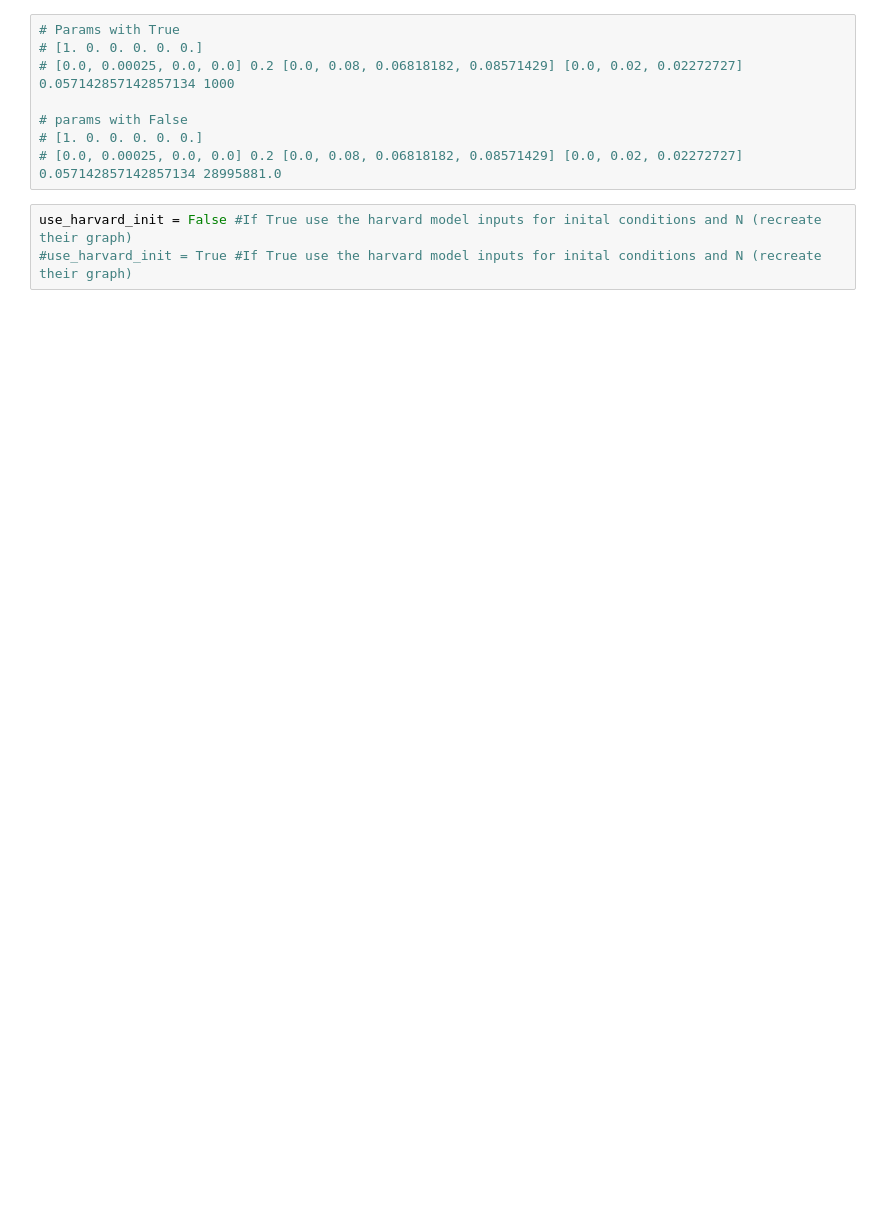
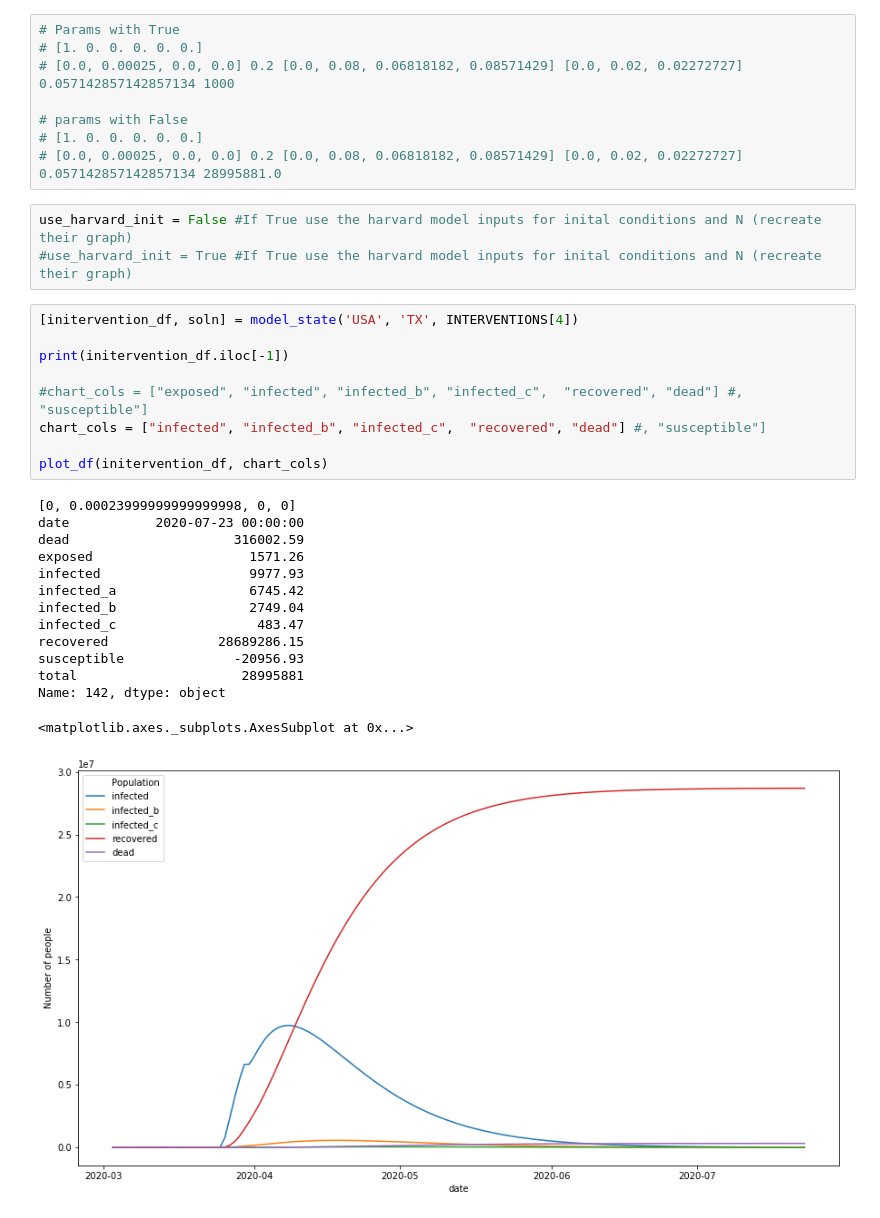
Before and after one commit to act-now-coalition/covid-data-model, a Jupyter notebook: seird_notebook_runtime.ipynb, the cells around one changed output. Drawn from its saved outputs; the diff is of its cells as text; blank space fills up the shorter version.

```diff
--- a/seird_notebook_runtime.ipynb
+++ b/seird_notebook_runtime.ipynb
@@ -118,6 +128,30 @@ def plot_df(df, cols):
 # %%
 use_harvard_init = False #If True use the harvard model inputs for inital conditions and N (recreate their graph)
 #use_harvard_init = True #If True use the harvard model inputs for inital conditions and N (recreate their graph)
+# %%
+[initervention_df, soln] = model_state('USA', 'TX', INTERVENTIONS[4])
+
+print(initervention_df.iloc[-1])
+
+#chart_cols = ["exposed", "infected", "infected_b", "infected_c",  "recovered", "dead"] #, "susceptible"]
+chart_cols = ["infected", "infected_b", "infected_c",  "recovered", "dead"] #, "susceptible"]
+
+plot_df(initervention_df, chart_cols)
+# %% [output]
+[0, 0.00023999999999999998, 0, 0]
+date           2020-07-23 00:00:00
+dead                     316002.59
+exposed                    1571.26
+infected                   9977.93
+infected_a                 6745.42
+infected_b                 2749.04
+infected_c                  483.47
+recovered              28689286.15
+susceptible              -20956.93
+total                     28995881
+Name: 142, dtype: object
+<matplotlib.axes._subplots.AxesSubplot at 0x...>
+[figure, added]
 # %%
 [df, soln] = model_state('USA', 'TX', INTERVENTIONS[0])
 
```
Also changed, not shown: parts of 7 cells of this notebook, 3 other files.
